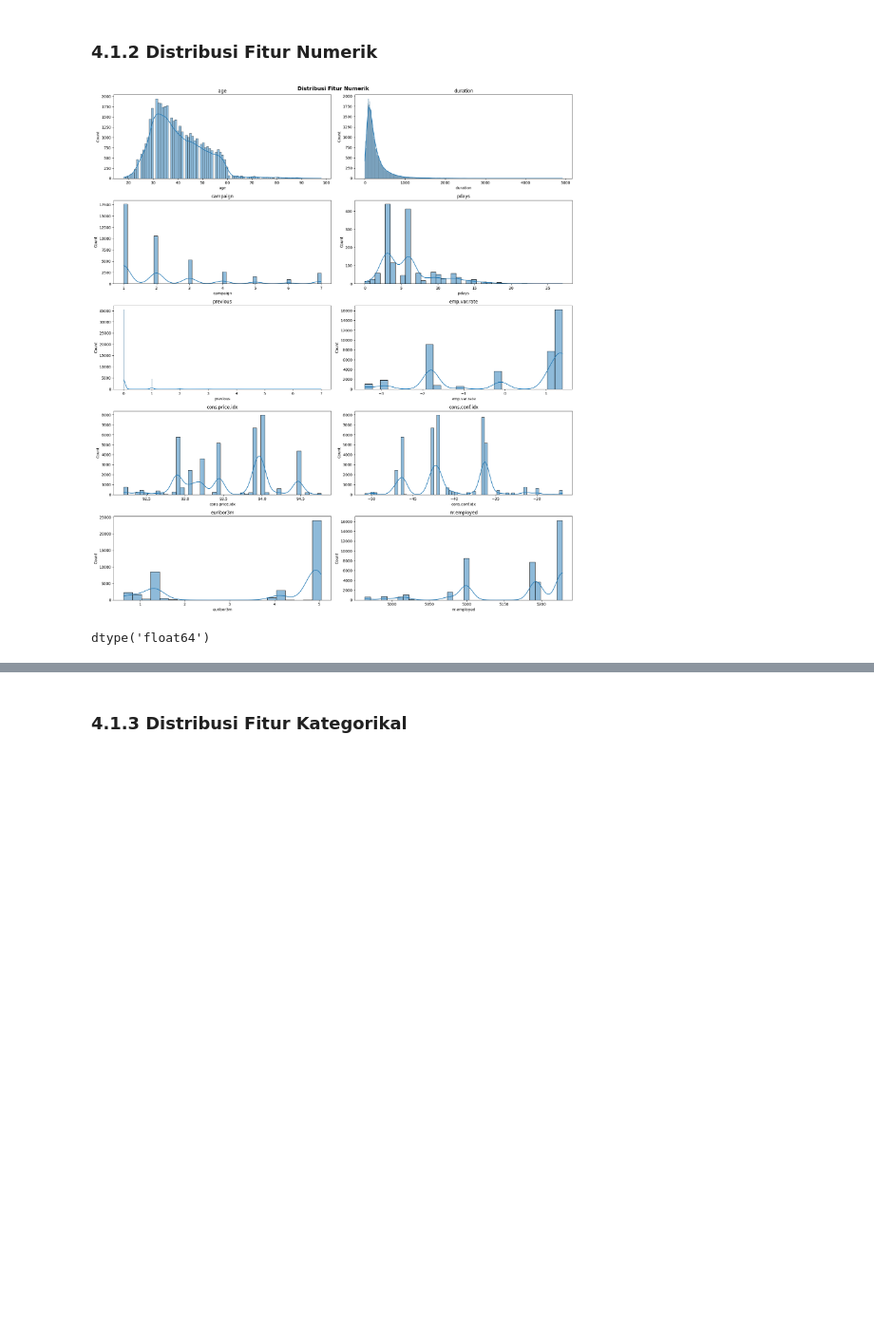
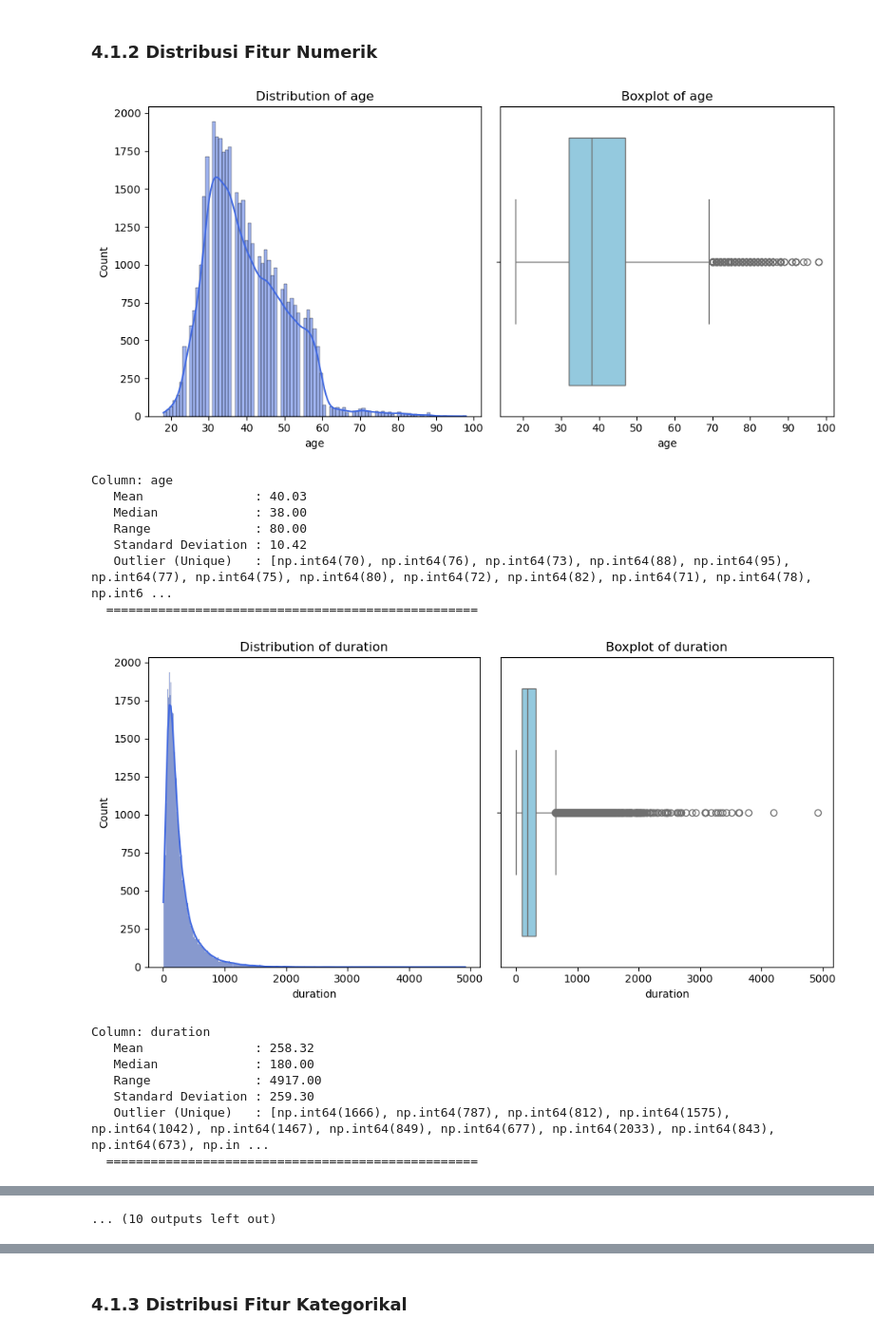
Before and after one commit to haneandreanu/bank-marketing, a Jupyter notebook: notebook/bank-marketing-analysis.ipynb, the cells around one changed output, grey strips where cells are left out. Shown at 95% size. Cells and saved outputs as stored; diff of their text form; code cells hidden in the pictures; blank space fills up the shorter version.

Commit message:
edit Exploratory Data Analysis

```diff
--- a/notebook/bank-marketing-analysis.ipynb
+++ b/notebook/bank-marketing-analysis.ipynb
@@ -514,19 +522,61 @@ plt.show()
 # %% [markdown]
 ### 4.1.2 Distribusi Fitur Numerik
-# %%
-numeric_cols = df.select_dtypes(include=np.number).columns.tolist()
-numeric_features = [c for c in numeric_cols if c != "y"]
-
-fig, axes = plt.subplots(5, 2, figsize=(18, 20))
-for ax, col in zip(axes.flat, numeric_features):
-    sns.histplot(data=df, x=col, kde=True, ax=ax)
-    ax.set_title(col)
-plt.suptitle('Distribusi Fitur Numerik', fontsize=14, fontweight='bold')
-plt.tight_layout()
-plt.show()
-# %% [output]
-[figure, removed]
-# %%
-df["pdays"].dtype
-# %% [output]
-dtype('float64')
+# %%
+# Mengabaikan target
+numeric_cols = df.drop(['y'], axis=1, errors='ignore').select_dtypes(include='number').columns
+numeric_features = [c for c in numeric_cols if c != 'y']
+
+for col in numeric_cols:
+    plt.figure(figsize=(10, 5))
+
+    # Plot 1: Histogram (Distribusi Data)
+    plt.subplot(1, 2, 1)
+    sns.histplot(data=df, x=col, kde=True, color='royalblue')
+    plt.title(f"Distribution of {col}")
+    plt.grid(False)
+
+    # Plot 2: Boxplot (Deteksi Outlier)
+    plt.subplot(1, 2, 2)
+    sns.boxplot(data=df, x=col, color='skyblue')
+    plt.title(f"Boxplot of {col}")
+    plt.grid(False)
+
+    plt.tight_layout()
+    plt.show()
+
+    # Statistik Deskriptif
+    print(f"\nColumn: {col}")
+    print(f"   Mean               : {df[col].mean():.2f}")
+    print(f"   Median             : {df[col].median():.2f}")
+    print(f"   Range              : {df[col].max() - df[col].min():.2f}")
+    print(f"   Standard Deviation : {df[col].std():.2f}")
+
+    # Perhitungan Batas Outlier (IQR)
+    Q1 = df[col].quantile(0.25)
+    Q3 = df[col].quantile(0.75)
+    IQR = Q3 - Q1
+    lowerwhisker = Q1 - 1.5 * IQR
+    upperwhisker = Q3 + 1.5 * IQR
+
+    # Mengambil nilai unik outlier agar ringkas saat di-print
+    outlier = list(df[(df[col] < lowerwhisker) | (df[col] > upperwhisker)][col].unique())
+    print(f"   Outlier (Unique)   : {outlier}")
+
+    print("  " + "="*50)
+# %% [output]
+[figure, added]
+Column: age
+   Mean               : 40.03
+   Median             : 38.00
+   Range              : 80.00
+   Standard Deviation : 10.42
+   Outlier (Unique)   : [np.int64(70), np.int64(76), np.int64(73), np.int64(88), np.int64(95), np.int64(77), np.int64(75), np.int64(80), np.int64(72), np.int64(82), np.int64(71), np.int64(78), np.int6 ...
+  ==================================================
+[figure, added]
+Column: duration
+   Mean               : 258.32
+   Median             : 180.00
+   Range              : 4917.00
+   Standard Deviation : 259.30
+   Outlier (Unique)   : [np.int64(1666), np.int64(787), np.int64(812), np.int64(1575), np.int64(1042), np.int64(1467), np.int64(849), np.int64(677), np.int64(2033), np.int64(843), np.int64(673), np.in ...
+  ==================================================
@@ -532,0 +615 @@ dtype('float64')
+... (10 outputs left out)
```
Also changed, not shown: parts of 11 cells of this notebook.
